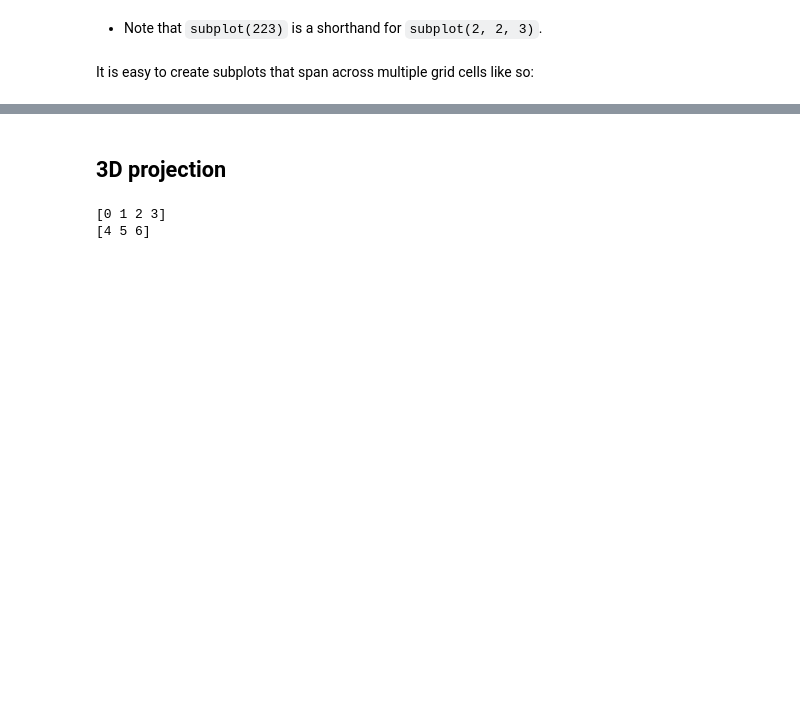
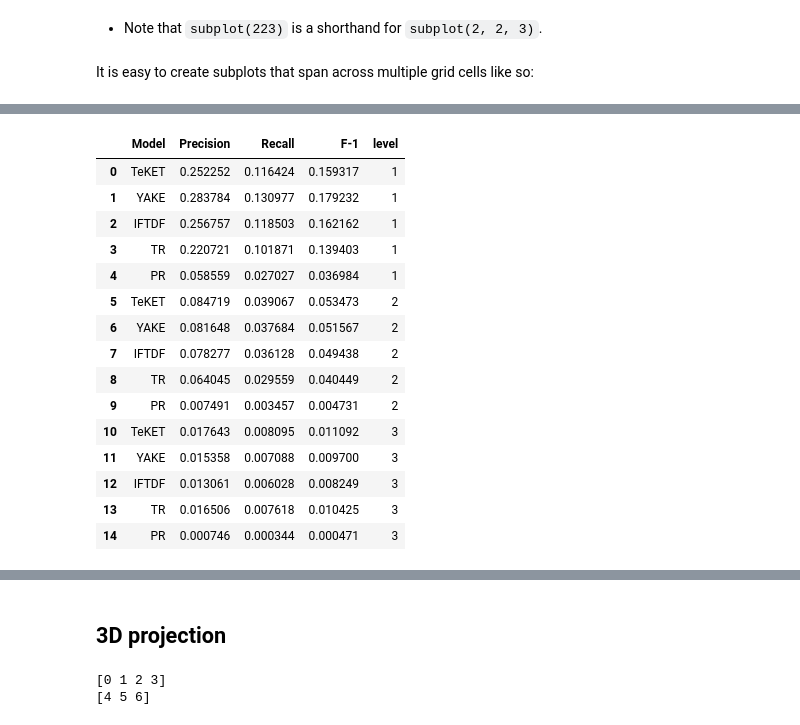
Before and after one commit to dev-SR/machine-learning, a Jupyter notebook: 02matplotlib/matplotlib.ipynb, the cells around one changed output, grey strips where cells are left out. Drawn from its saved outputs; the diff is of its cells as text; code cells hidden in the pictures; blank space fills up the shorter version.

```diff
--- a/02matplotlib/matplotlib.ipynb
+++ b/02matplotlib/matplotlib.ipynb
@@ -596,0 +605,20 @@ If you need even more flexibility in subplot positioning, check out the [GridSpe
+# %%
+df = pd.read_csv('keyphrase-evaluation.csv')
+df
+# %% [output]
+|  | Model | Precision | Recall | F-1 | level |
+| 0 | TeKET | 0.252252 | 0.116424 | 0.159317 | 1 |
+| 1 | YAKE | 0.283784 | 0.130977 | 0.179232 | 1 |
+| 2 | IFTDF | 0.256757 | 0.118503 | 0.162162 | 1 |
+| 3 | TR | 0.220721 | 0.101871 | 0.139403 | 1 |
+| 4 | PR | 0.058559 | 0.027027 | 0.036984 | 1 |
+| 5 | TeKET | 0.084719 | 0.039067 | 0.053473 | 2 |
+| 6 | YAKE | 0.081648 | 0.037684 | 0.051567 | 2 |
+| 7 | IFTDF | 0.078277 | 0.036128 | 0.049438 | 2 |
+| 8 | TR | 0.064045 | 0.029559 | 0.040449 | 2 |
+| 9 | PR | 0.007491 | 0.003457 | 0.004731 | 2 |
+| 10 | TeKET | 0.017643 | 0.008095 | 0.011092 | 3 |
+| 11 | YAKE | 0.015358 | 0.007088 | 0.009700 | 3 |
+| 12 | IFTDF | 0.013061 | 0.006028 | 0.008249 | 3 |
+| 13 | TR | 0.016506 | 0.007618 | 0.010425 | 3 |
+| 14 | PR | 0.000746 | 0.000344 | 0.000471 | 3 |
```
Also changed, not shown: parts of 15 cells of this notebook, 16 other files.
